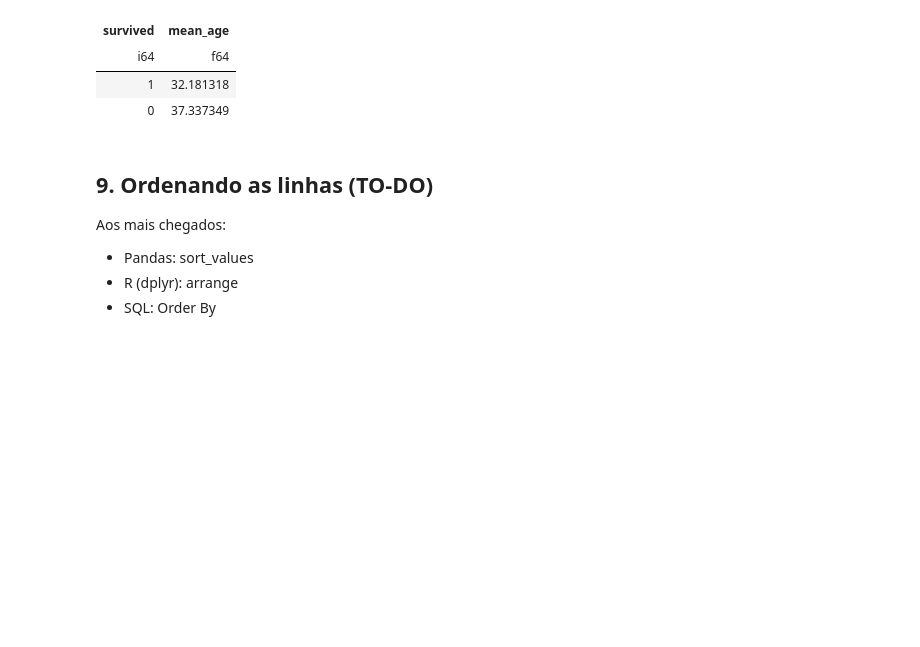
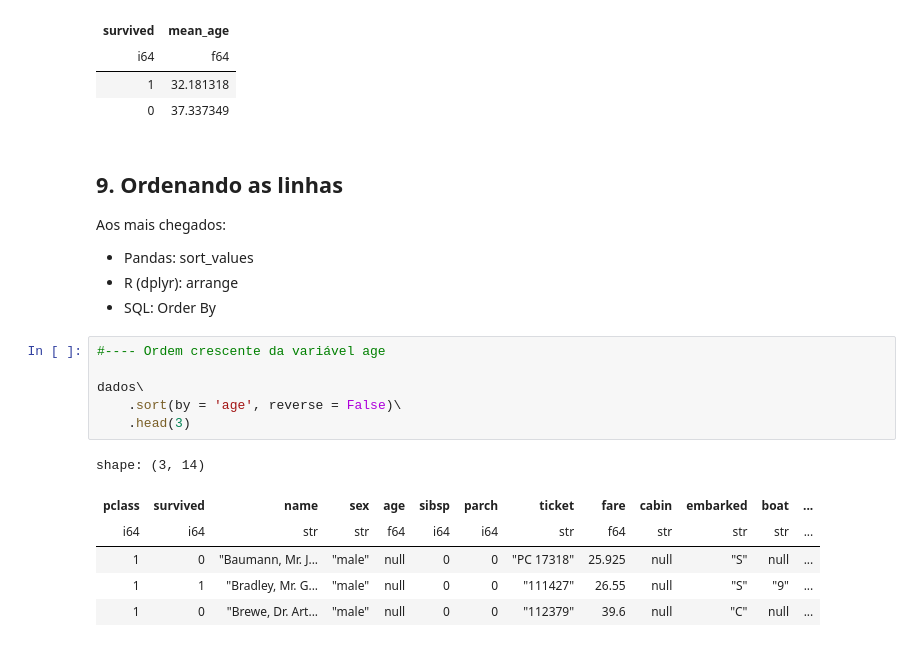
Before and after one commit to barbosarafael/polars_python_test, a Jupyter notebook: 01-notebook/01-polars_notebook.ipynb, the cells around one changed output. Saved outputs shown, nothing was run; the diff lists cells and outputs as text; blank space fills up the shorter version.

```diff
--- a/01-notebook/01-polars_notebook.ipynb
+++ b/01-notebook/01-polars_notebook.ipynb
@@ -573,10 +573,23 @@ shape: (2, 2)
 | 1 | 32.181318 |
 | 0 | 37.337349 |
 # %% [markdown]
-## **9. Ordenando as linhas** (TO-DO)
+## **9. Ordenando as linhas**
 
 Aos mais chegados:
 
 - Pandas: sort_values
 - R (dplyr): arrange
 - SQL: Order By
+# %%
+#---- Ordem crescente da variável age
+
+dados\
+    .sort(by = 'age', reverse = False)\
+    .head(3)
+# %% [output]
+shape: (3, 14)
+| pclass | survived | name | sex | age | sibsp | parch | ticket | fare | cabin | embarked | boat | ... |
+| i64 | i64 | str | str | f64 | i64 | i64 | str | f64 | str | str | str | ... |
+| 1 | 0 | "Baumann, Mr. J... | "male" | null | 0 | 0 | "PC 17318" | 25.925 | null | "S" | null | ... |
+| 1 | 1 | "Bradley, Mr. G... | "male" | null | 0 | 0 | "111427" | 26.55 | null | "S" | "9" | ... |
+| 1 | 0 | "Brewe, Dr. Art... | "male" | null | 0 | 0 | "112379" | 39.6 | null | "C" | null | ... |
```
Also changed, not shown: parts of 45 cells of this notebook, 2 other files.
